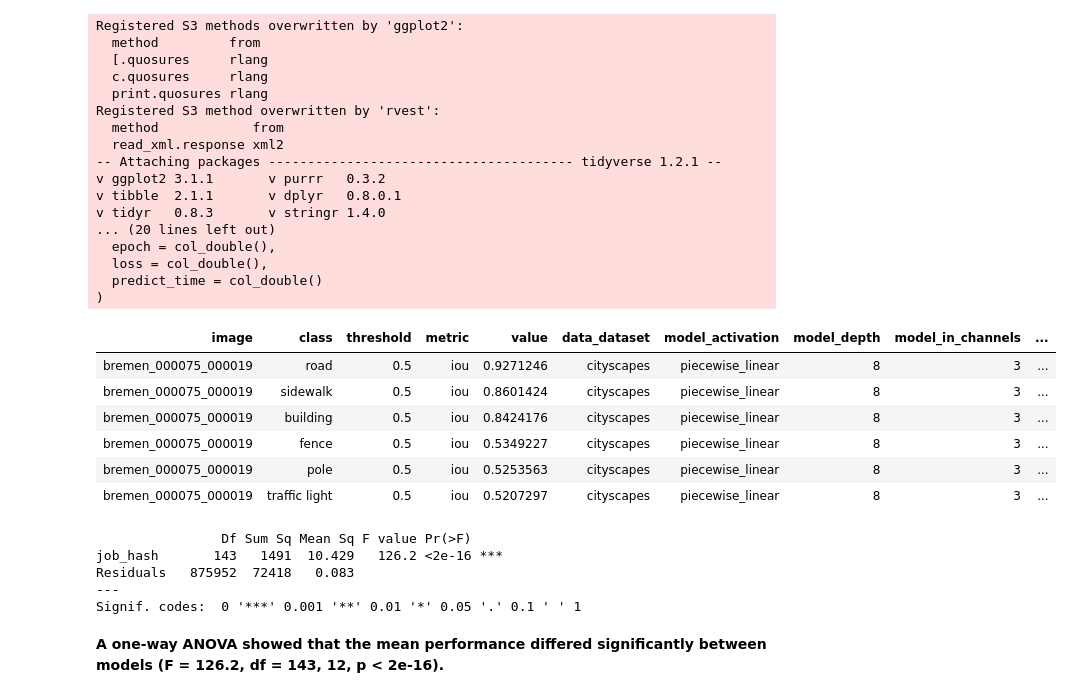
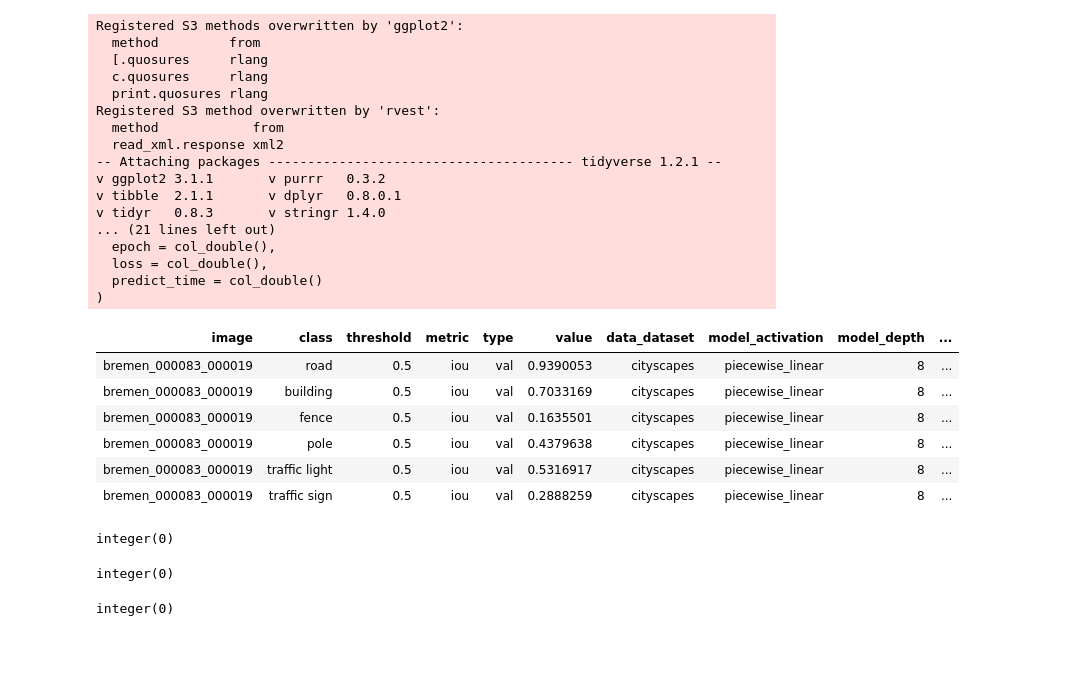
Before and after one commit to brandongk-ubco/ensembler, a Jupyter notebook: notebooks/tukey.ipynb, the cells around one changed output. Drawn from its saved outputs; the diff is of its cells as text; code cells hidden in the pictures; blank space fills up the shorter version.

Commit message:
Updating to split val / test set.

```diff
--- a/notebooks/tukey.ipynb
+++ b/notebooks/tukey.ipynb
@@ -11,42 +11,40 @@ gc()
 # %%
 library(tidyverse, quietly = TRUE)
 
 metrics_df <- read_csv("E:\\work\\results\\grid_search\\metrics.csv")
-metrics_df <- metrics_df[metrics_df$metric == 'iou', ]
 head(metrics_df)
+iou_df <- metrics_df[metrics_df$metric == 'iou', ]
+which(! complete.cases(metrics_df))
+
+test_metrics_df <- metrics_df[metrics_df$type == 'test', ]
+which(! complete.cases(test_metrics_df))
+val_metrics_df <- metrics_df[metrics_df$type == 'val', ]
+which(! complete.cases(val_metrics_df))
 # %% [output]
 Registered S3 methods overwritten by 'ggplot2':
   method         from
   [.quosures     rlang
   c.quosures     rlang
   print.quosures rlang
 Registered S3 method overwritten by 'rvest':
   method            from
   read_xml.response xml2
 -- Attaching packages --------------------------------------- tidyverse 1.2.1 --
 v ggplot2 3.1.1       v purrr   0.3.2
 v tibble  2.1.1       v dplyr   0.8.0.1
 v tidyr   0.8.3       v stringr 1.4.0
-... (20 lines left out)
+... (21 lines left out)
   epoch = col_double(),
   loss = col_double(),
   predict_time = col_double()
 )
-| image | class | threshold | metric | value | data_dataset | model_activation | model_depth | model_in_channels | ... |
-| bremen_000075_000019 | road | 0.5 | iou | 0.9271246 | cityscapes | piecewise_linear | 8 | 3 | ... |
-| bremen_000075_000019 | sidewalk | 0.5 | iou | 0.8601424 | cityscapes | piecewise_linear | 8 | 3 | ... |
-| bremen_000075_000019 | building | 0.5 | iou | 0.8424176 | cityscapes | piecewise_linear | 8 | 3 | ... |
-| bremen_000075_000019 | fence | 0.5 | iou | 0.5349227 | cityscapes | piecewise_linear | 8 | 3 | ... |
-| bremen_000075_000019 | pole | 0.5 | iou | 0.5253563 | cityscapes | piecewise_linear | 8 | 3 | ... |
-| bremen_000075_000019 | traffic light | 0.5 | iou | 0.5207297 | cityscapes | piecewise_linear | 8 | 3 | ... |
+| image | class | threshold | metric | type | value | data_dataset | model_activation | model_depth | ... |
+| bremen_000083_000019 | road | 0.5 | iou | val | 0.9390053 | cityscapes | piecewise_linear | 8 | ... |
+| bremen_000083_000019 | building | 0.5 | iou | val | 0.7033169 | cityscapes | piecewise_linear | 8 | ... |
+| bremen_000083_000019 | fence | 0.5 | iou | val | 0.1635501 | cityscapes | piecewise_linear | 8 | ... |
+| bremen_000083_000019 | pole | 0.5 | iou | val | 0.4379638 | cityscapes | piecewise_linear | 8 | ... |
+| bremen_000083_000019 | traffic light | 0.5 | iou | val | 0.5316917 | cityscapes | piecewise_linear | 8 | ... |
+| bremen_000083_000019 | traffic sign | 0.5 | iou | val | 0.2888259 | cityscapes | piecewise_linear | 8 | ... |
+integer(0)
+integer(0)
+integer(0)
-# %%
-model <- aov(value~job_hash, data=metrics_df)
-summary(model)
-# %% [output]
-                Df Sum Sq Mean Sq F value Pr(>F)
-job_hash       143   1491  10.429   126.2 <2e-16 ***
-Residuals   875952  72418   0.083
----
-Signif. codes:  0 '***' 0.001 '**' 0.01 '*' 0.05 '.' 0.1 ' ' 1
-# %% [markdown]
-**A one-way ANOVA showed that the mean performance differed significantly between models (F = 126.2, df = 143, 12, p < 2e-16).**
```
Also changed, not shown: parts of 7 cells of this notebook, 9 other files.
